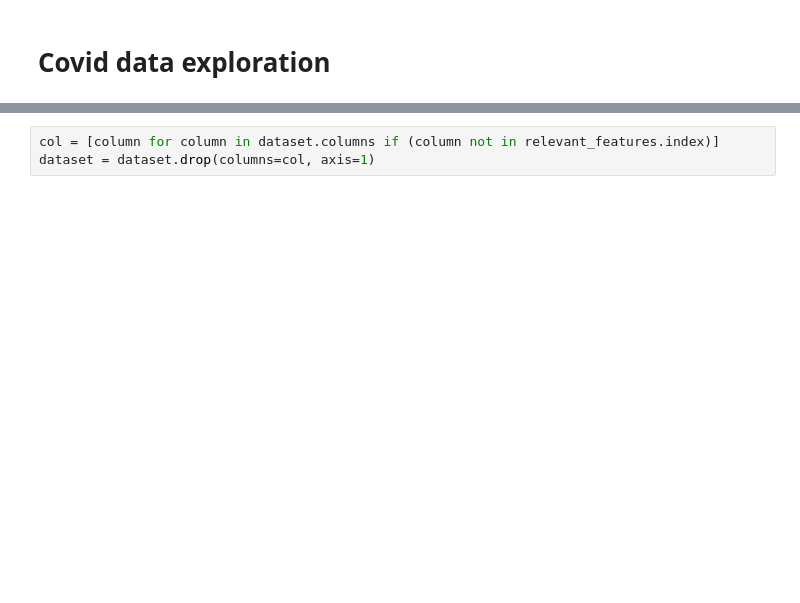
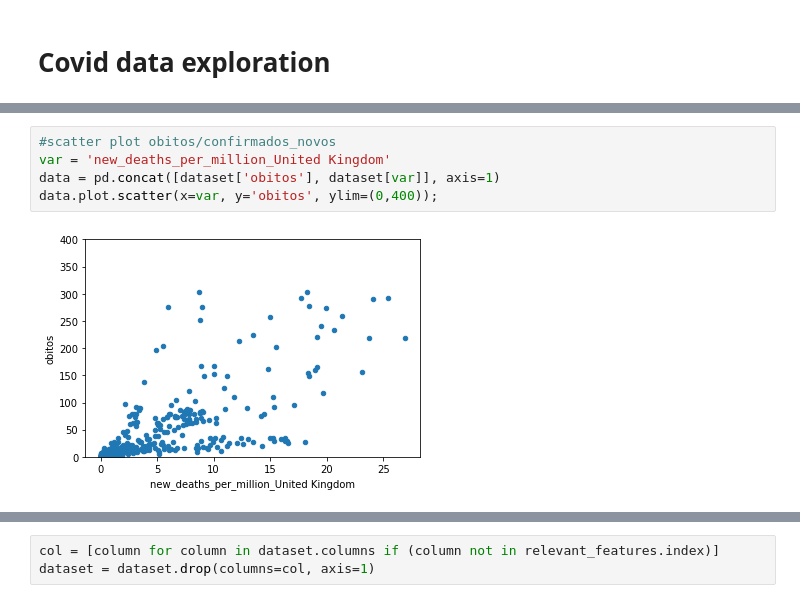
Before and after one commit to luisabreu102030/AA2_Trabalho, a Jupyter notebook: Daily_Model/Final_exploration.ipynb, the cells around one changed output, grey strips where cells are left out. Cells and saved outputs as stored; diff of their text form; blank space fills up the shorter version.

```diff
--- a/Daily_Model/Final_exploration.ipynb
+++ b/Daily_Model/Final_exploration.ipynb
@@ -32,0 +67,7 @@ dataset.head()
+# %%
+#scatter plot obitos/confirmados_novos
+var = 'new_deaths_per_million_United Kingdom'
+data = pd.concat([dataset['obitos'], dataset[var]], axis=1)
+data.plot.scatter(x=var, y='obitos', ylim=(0,400));
+# %% [output]
+[figure, added]
```
Also changed, not shown: parts of 28 cells of this notebook, 2 other files.
